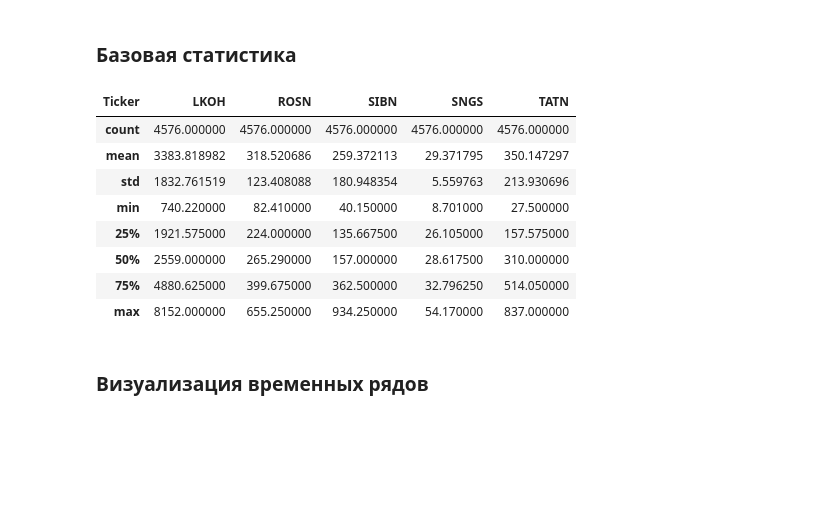
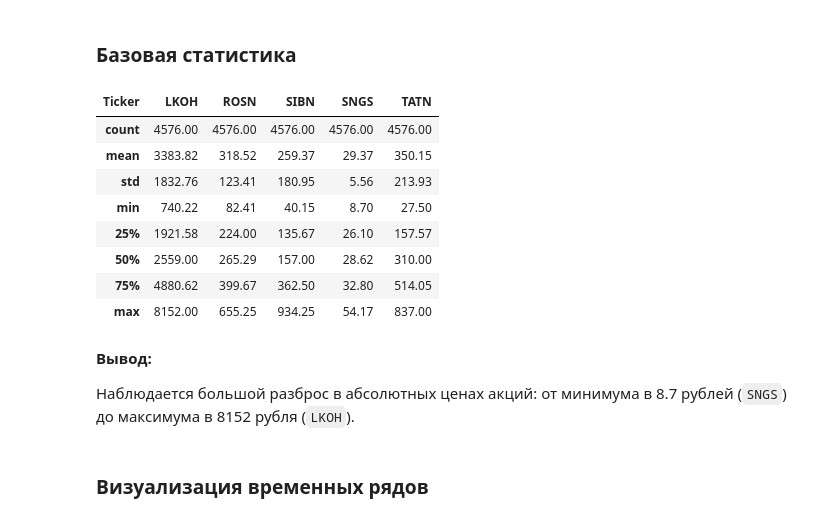
Before and after one commit to Avvonna/AI-YP24-75, a Jupyter notebook: 1_Tickers_EDA.ipynb, the cells around one changed output. Saved outputs shown, nothing was run; the diff lists cells and outputs as text; code cells hidden in the pictures; blank space fills up the shorter version.

```diff
--- a/ideas/v1.ipynb
+++ b/1_Tickers_EDA.ipynb
@@ -142,5 +143,5 @@ end_date = date.today().strftime('%Y-%m-%d')
 # %%
-df_res = pd.read_pickle('df_tickers.pkl')
+df_res = pd.read_pickle('data/df_tickers.pkl')
 df_res = df_res.set_index(pd.to_datetime(df_res.index))
 # %% [markdown]
 Далее будем рассматривать только цены закрытия
@@ -184,17 +185,21 @@ df = df.dropna()
 # %% [markdown]
 ### Базовая статистика
 # %%
-df.describe()
+df.describe().round(2)
 # %% [output]
 | Ticker | LKOH | ROSN | SIBN | SNGS | TATN |
-| count | 4576.000000 | 4576.000000 | 4576.000000 | 4576.000000 | 4576.000000 |
-| mean | 3383.818982 | 318.520686 | 259.372113 | 29.371795 | 350.147297 |
-| std | 1832.761519 | 123.408088 | 180.948354 | 5.559763 | 213.930696 |
-| min | 740.220000 | 82.410000 | 40.150000 | 8.701000 | 27.500000 |
-| 25% | 1921.575000 | 224.000000 | 135.667500 | 26.105000 | 157.575000 |
-| 50% | 2559.000000 | 265.290000 | 157.000000 | 28.617500 | 310.000000 |
-| 75% | 4880.625000 | 399.675000 | 362.500000 | 32.796250 | 514.050000 |
-| max | 8152.000000 | 655.250000 | 934.250000 | 54.170000 | 837.000000 |
+| count | 4576.00 | 4576.00 | 4576.00 | 4576.00 | 4576.00 |
+| mean | 3383.82 | 318.52 | 259.37 | 29.37 | 350.15 |
+| std | 1832.76 | 123.41 | 180.95 | 5.56 | 213.93 |
+| min | 740.22 | 82.41 | 40.15 | 8.70 | 27.50 |
+| 25% | 1921.58 | 224.00 | 135.67 | 26.10 | 157.57 |
+| 50% | 2559.00 | 265.29 | 157.00 | 28.62 | 310.00 |
+| 75% | 4880.62 | 399.67 | 362.50 | 32.80 | 514.05 |
+| max | 8152.00 | 655.25 | 934.25 | 54.17 | 837.00 |
+# %% [markdown]
+**Вывод:**
+
+Наблюдается большой разброс в абсолютных ценах акций: от минимума в 8.7 рублей (`SNGS`) до максимума в 8152 рубля (`LKOH`).
 # %% [markdown]
 ### Визуализация временных рядов
 # %%
```
Also changed, not shown: parts of 17 cells of this notebook, 4 other files.
